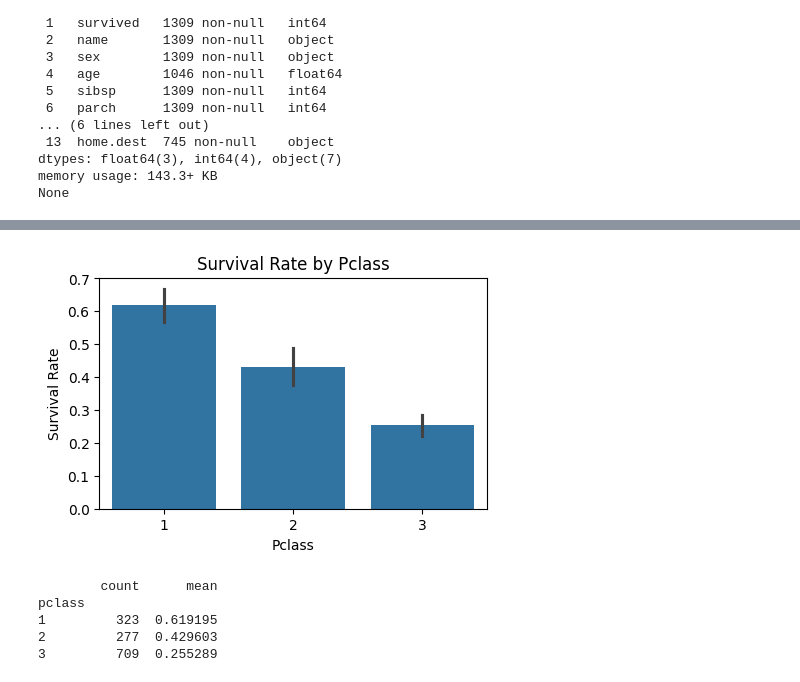
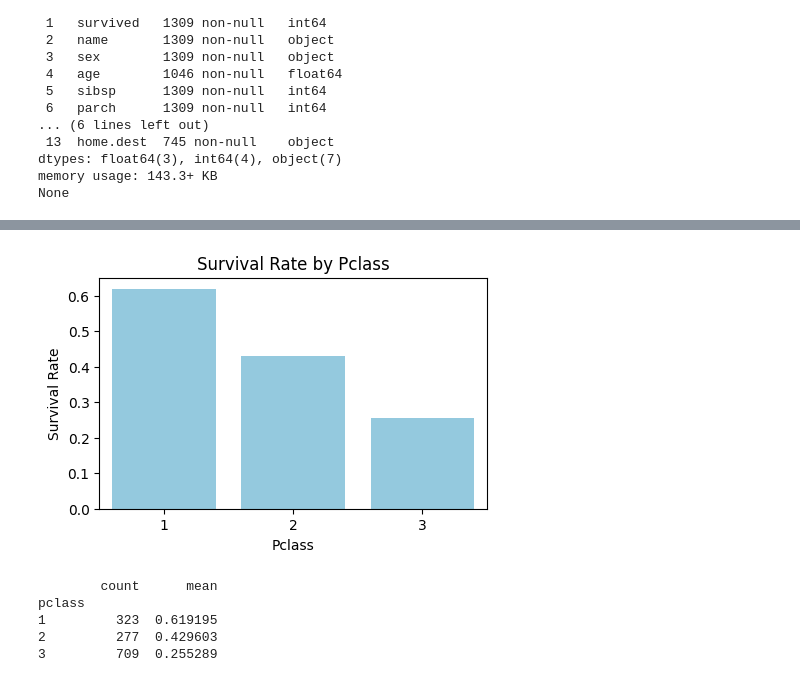
Before and after one commit to cayetana-h/ML-fundamentals-2025, a Jupyter notebook: first_assignment/assignment_1_cayetana_hinostroza.ipynb, the cells around one changed output, grey strips where cells are left out. Saved outputs shown, nothing was run; the diff lists cells and outputs as text; code cells hidden in the pictures.

```diff
--- a/first_assignment/assignment_1_cayetana_hinostroza.ipynb
+++ b/first_assignment/assignment_1_cayetana_hinostroza.ipynb
@@ -20,0 +41,8 @@ df = pd.read_excel("titanic3.xlsx")
+# %%
+"""When I did this task I ran into some issues dowloading the dataset.
+After a few minutes I realized that the newest version of xlrd was no
+longer compatible with .xls files so I decided to change the format of
+the file to .xlsx to load it. I decided to do since I was struggling to
+download an old version of xlrd. """
+
+df = pd.read_excel("titanic.xlsx")
@@ -85,12 +151,12 @@ These histograms provided useful information about skewness and outliers, which
 # %%
 plt.figure(figsize =(5,3))
-sns.barplot(x="pclass", y="survived", data=df)
+sns.barplot(x="pclass", y="survived", data=df, errorbar=None, color='skyblue')
 plt.xlabel("Pclass")
 plt.ylabel("Survival Rate")
 plt.title("Survival Rate by Pclass")
 plt.show()
 # %% [output]
-[figure, old version]
+[figure, new version]
 # %%
 # I will create a copy to avoid modifying the original dataset since I am just exploring for now
 df_copy = df.copy()
```
Also changed, not shown: parts of 92 cells of this notebook, 2 other files.
